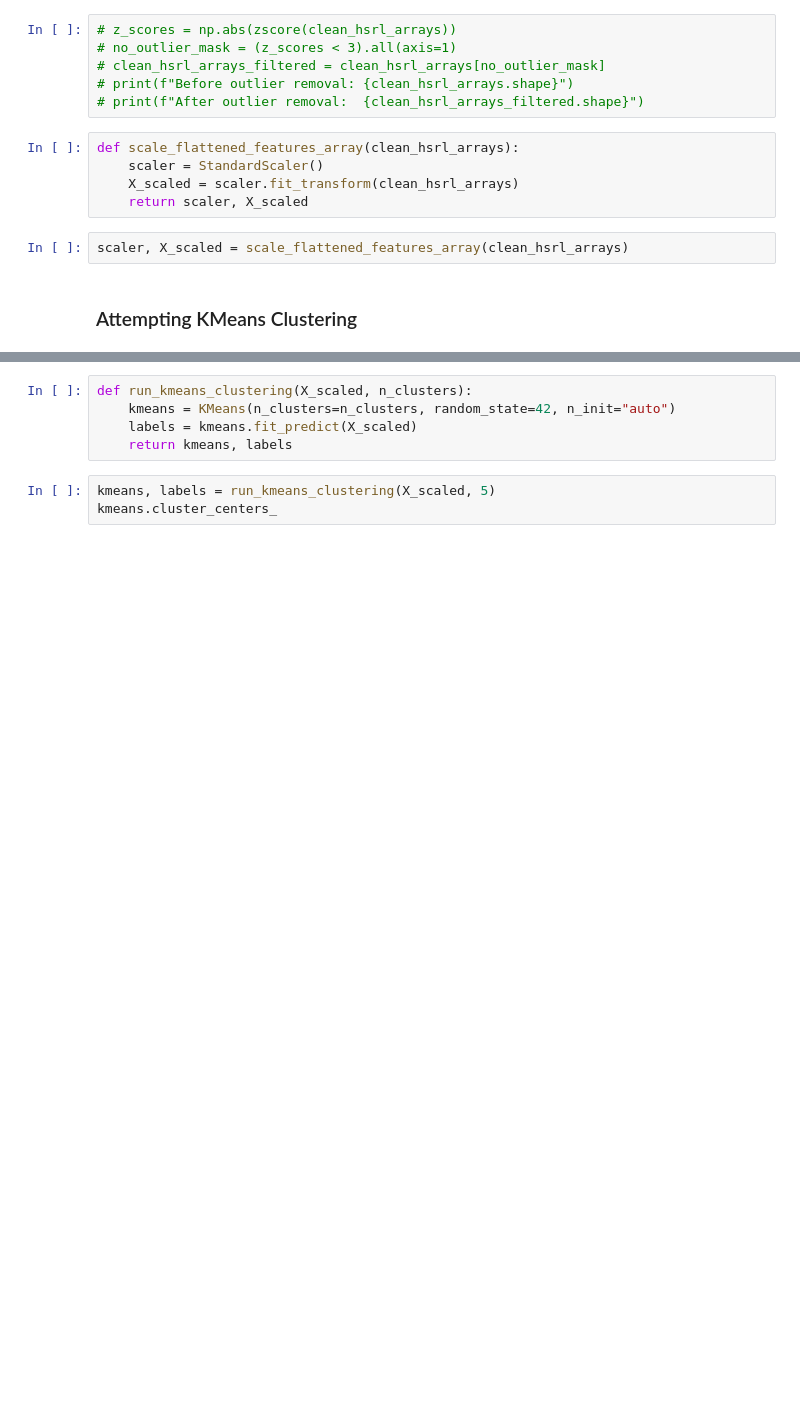
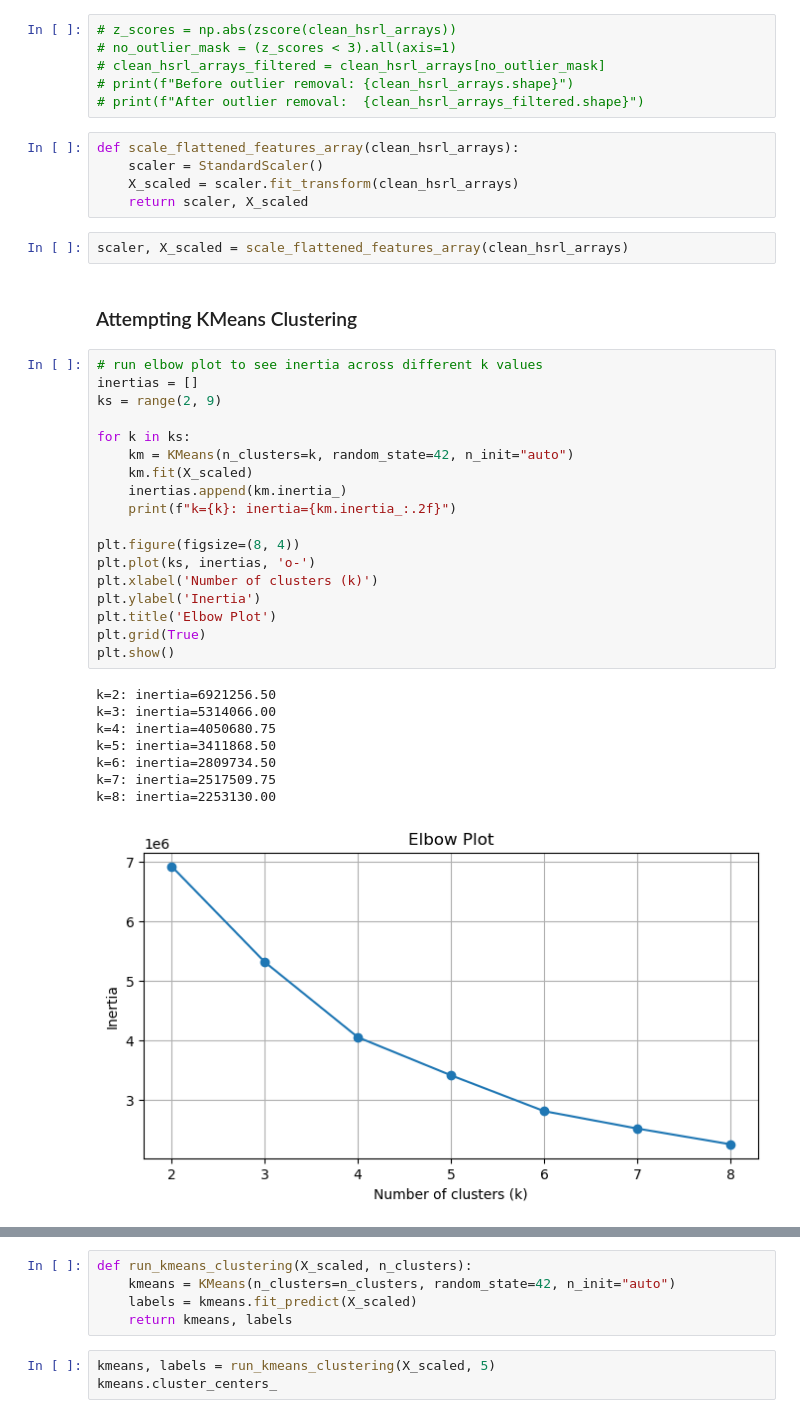
Before and after one commit to ARM-Synergy/ndim-auto-cluster-lidar, a Jupyter notebook: notebooks/hsrl_analysis.ipynb, the cells around one changed output, grey strips where cells are left out. Saved outputs shown, nothing was run; the diff lists cells and outputs as text; blank space fills up the shorter version.

Commit message:
add silhouette score and elbow curve

```diff
--- a/notebooks/hsrl_analysis.ipynb
+++ b/notebooks/hsrl_analysis.ipynb
@@ -523,3 +521,30 @@ def scale_flattened_features_array(clean_hsrl_arrays):
 scaler, X_scaled = scale_flattened_features_array(clean_hsrl_arrays)
 # %% [markdown]
 ### Attempting KMeans Clustering
+# %%
+# run elbow plot to see inertia across different k values
+inertias = []
+ks = range(2, 9)
+
+for k in ks:
+    km = KMeans(n_clusters=k, random_state=42, n_init="auto")
+    km.fit(X_scaled)
+    inertias.append(km.inertia_)
+    print(f"k={k}: inertia={km.inertia_:.2f}")
+
+plt.figure(figsize=(8, 4))
+plt.plot(ks, inertias, 'o-')
+plt.xlabel('Number of clusters (k)')
+plt.ylabel('Inertia')
+plt.title('Elbow Plot')
+plt.grid(True)
+plt.show()
+# %% [output]
+k=2: inertia=6921256.50
+k=3: inertia=5314066.00
+k=4: inertia=4050680.75
+k=5: inertia=3411868.50
+k=6: inertia=2809734.50
+k=7: inertia=2517509.75
+k=8: inertia=2253130.00
+[figure, added]
```
Also changed, not shown: parts of 8 cells of this notebook.
